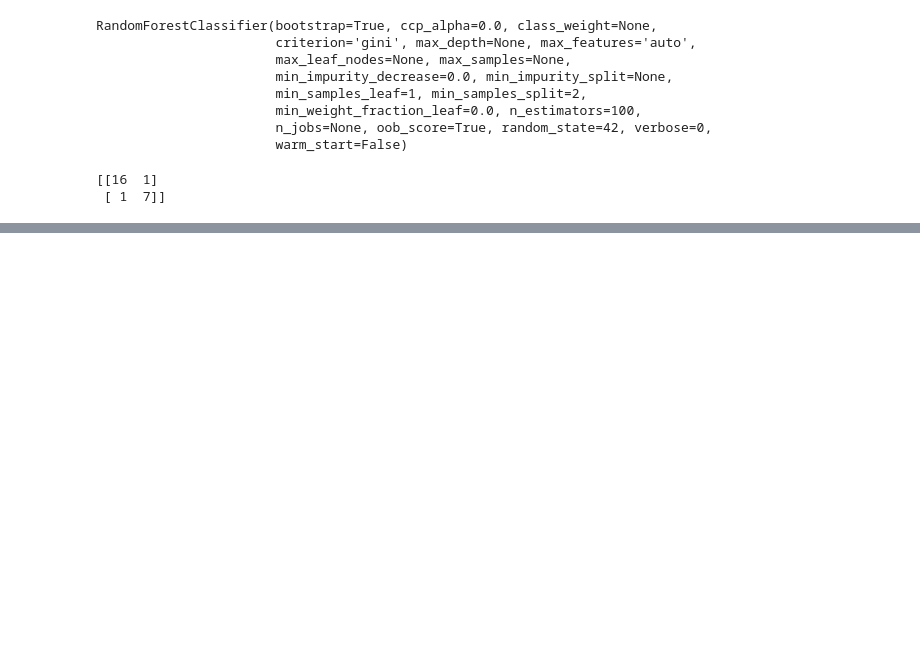
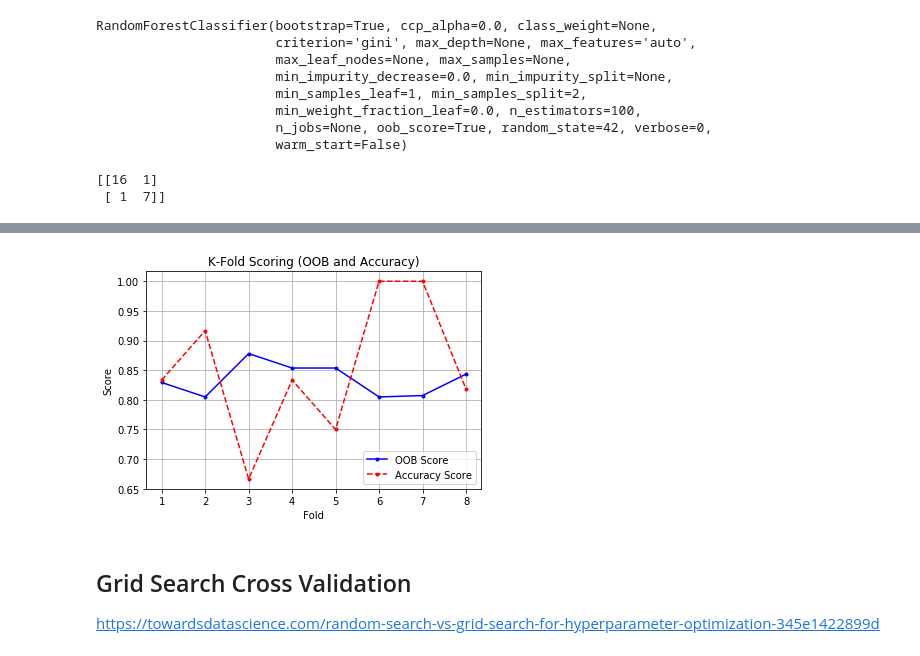
Before and after one commit to ridhoaryo/modul3_decisiontree, a Jupyter notebook: Materi_Decision_Tree_And_Forest.ipynb, the cells around one changed output, grey strips where cells are left out. Saved outputs shown, nothing was run; the diff lists cells and outputs as text; code cells hidden in the pictures; blank space fills up the shorter version.

```diff
--- a/Materi_Decision_Tree_And_Forest.ipynb
+++ b/Materi_Decision_Tree_And_Forest.ipynb
@@ -616,0 +673,6 @@ print(confusion_matrix(y_test, rfcsmot_pred))
+# %%
+fold = 0
+for train_index, test_index in kf.split(Xsmot_train):
+    fold += 1
+    print(fold)
+    print('TRAIN:', train_index, '\nTEST:', test_index)
@@ -616,0 +697,6 @@ print(confusion_matrix(y_test, rfcsmot_pred))
+# %%
+# function untuk menghitung metrics evaluation dari rfcsmot
+def KScore(model, xtr, xts, ytr, yts):
+    model.fit(xtr, ytr)
+    pred = model.predict(xts)
+    return [model.oob_score_, accuracy_score(yts, pred), list(confusion_matrix(yts, pred).ravel())]
@@ -616,0 +734,13 @@ print(confusion_matrix(y_test, rfcsmot_pred))
+# %%
+xysmot = pd.concat([Xsmot_train, ysmot_train], axis=1)
+score = list()
+for train_index, test_index in kf.split(xysmot):
+    Xk_train = xysmot.iloc[train_index][['Age', 'Number', 'Start']]
+    Xk_test = xysmot.iloc[test_index][['Age', 'Number', 'Start']]
+    yk_train = xysmot.iloc[train_index]['Kyphosis']
+    yk_test = xysmot.iloc[test_index]['Kyphosis']
+    score.append(KScore(rfcsmot, Xk_train, Xk_test, yk_train, yk_test))
+score
+# hasil di bawah, kita bisa tahu fold mana yang score nya paling bagus. lalu kita ambil indexnya.
+# lalu kita train_test_split secara manual menggunakan index tadi.
+# lalu di fitting menggunakan rfsmot
@@ -616,0 +756,3 @@ print(confusion_matrix(y_test, rfcsmot_pred))
+# %%
+kfold_df = pd.DataFrame(score, columns=['OOB Score', 'Accuracy Score', 'Conf. Matrix (TN, FP, FN, TP)'], index=list(range(1,9)))
+kfold_df
@@ -616,0 +769,14 @@ print(confusion_matrix(y_test, rfcsmot_pred))
+# %%
+plt.title('K-Fold Scoring (OOB and Accuracy)')
+plt.plot(kfold_df.index, kfold_df['OOB Score'], 'b.-', label='OOB Score')
+plt.plot(kfold_df.index, kfold_df['Accuracy Score'], 'r.--', label='Accuracy Score')
+plt.xlabel('Fold')
+plt.ylabel('Score')
+plt.legend(loc = 'lower right')
+plt.grid()
+plt.show()
+# %% [output]
+[figure, added]
+# %% [markdown]
+## Grid Search Cross Validation
+https://towardsdatascience.com/random-search-vs-grid-search-for-hyperparameter-optimization-345e1422899d
```
Also changed, not shown: parts of 44 cells of this notebook.
